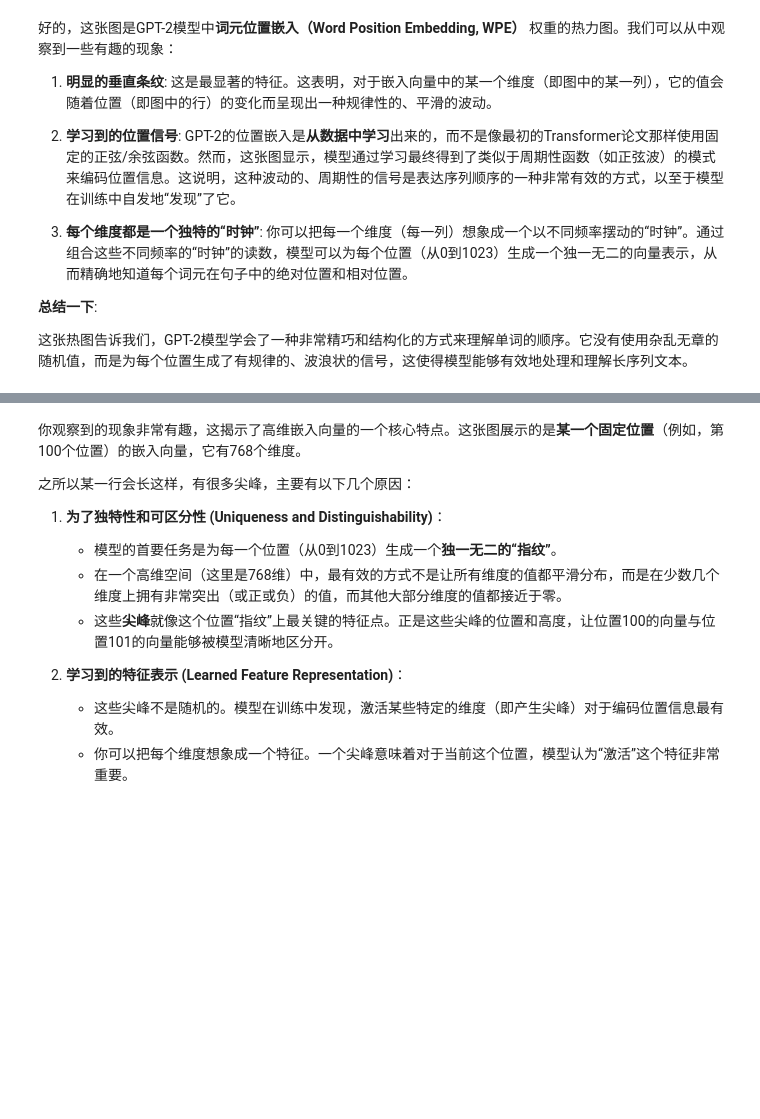
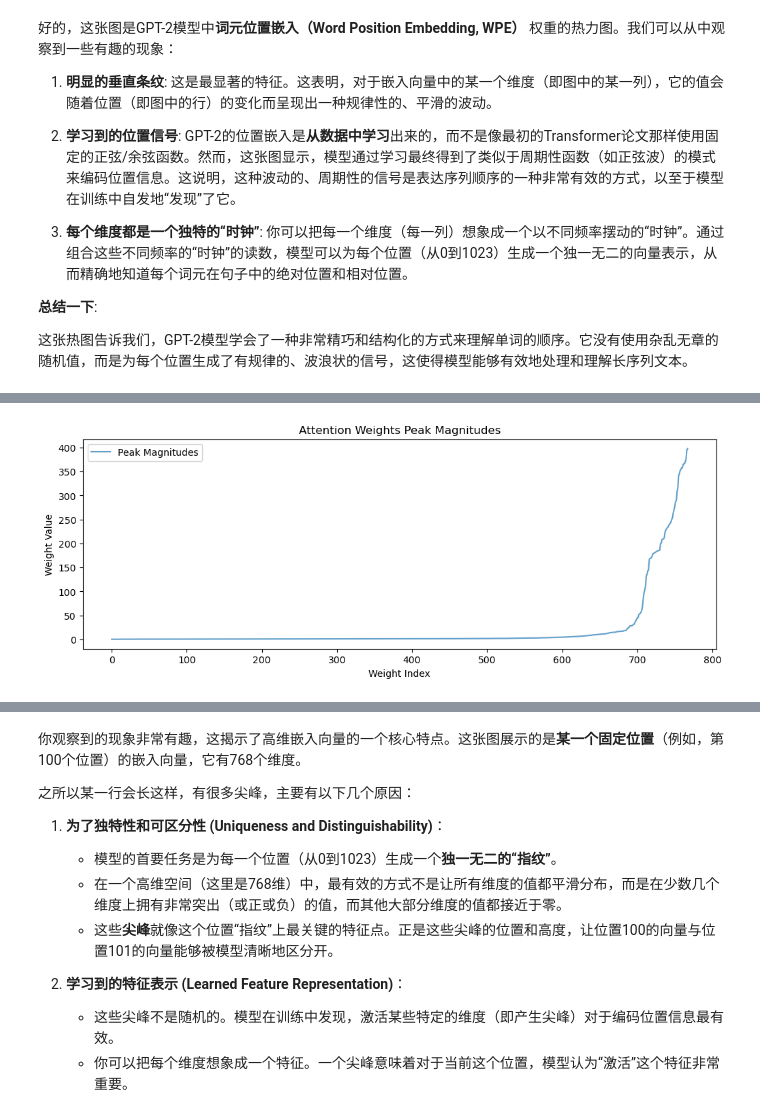
Before and after one commit to Physics-Lee/build-nanogpt, a Jupyter notebook: play.ipynb, the cells around one changed output, grey strips where cells are left out. Cells and saved outputs as stored; diff of their text form; code cells hidden in the pictures; blank space fills up the shorter version.

```diff
--- a/play.ipynb
+++ b/play.ipynb
@@ -268,3 +672,15 @@ plt.show()
+# %%
+# sort the peak magnitudes, then plot
+peak_magnitudes.sort()
+plt.figure(figsize=(12, 4))
+plt.plot(peak_magnitudes, label="Peak Magnitudes", alpha=0.7)
+plt.title("Attention Weights Peak Magnitudes")
+plt.xlabel("Weight Index")
+plt.ylabel("Weight Value")
+plt.legend()
+plt.show()
+# %% [output]
+[figure, added]
 # %%
 # new fig
 plt.figure(figsize=(12, 6))
```
Also changed, not shown: parts of 36 cells of this notebook, 3 other files.
